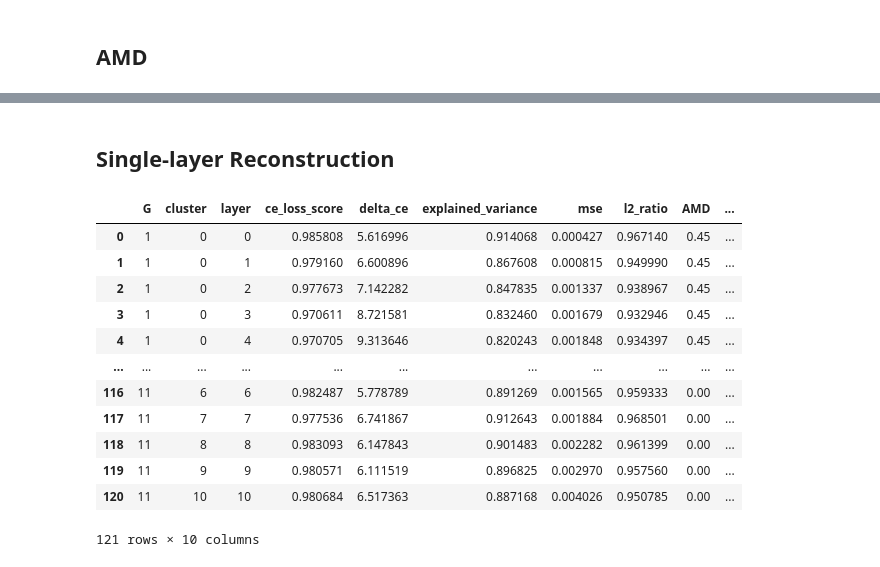
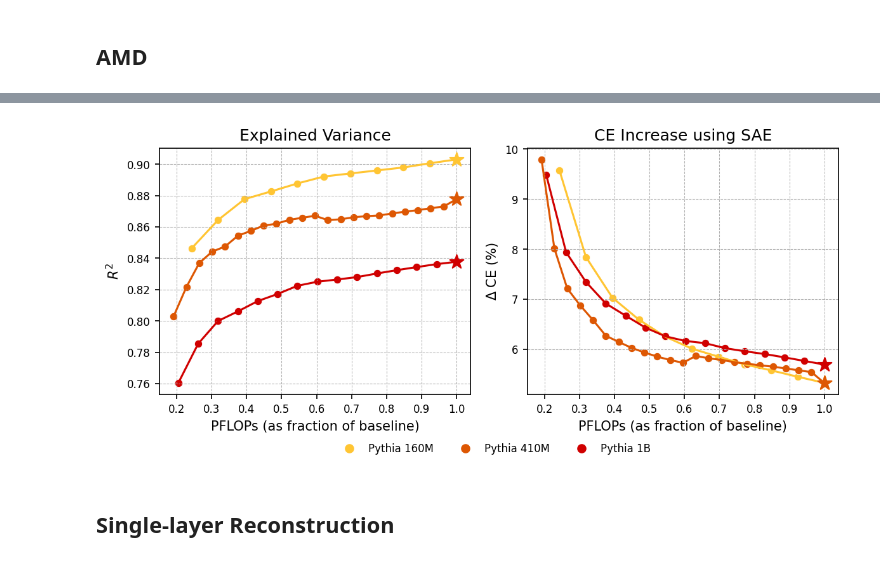
Before and after one commit to ghidav/group-sae, a Jupyter notebook: recon/analysis.ipynb, the cells around one changed output, grey strips where cells are left out. Saved outputs shown, nothing was run; the diff lists cells and outputs as text; code cells hidden in the pictures.

```diff
--- a/recon/analysis.ipynb
+++ b/recon/analysis.ipynb
@@ -273,3 +276,7 @@ p1 = load_cluster_eval("1b", include_baseline=True)
 p160_plot = p160.groupby("G").mean()
 p410_plot = p410.groupby("G").mean()
 p1_plot = p1.groupby("G").mean()
+
+p160_plot["C_relative"] = p160_plot["C"] / p160_plot["C"].max()
+p410_plot["C_relative"] = p410_plot["C"] / p410_plot["C"].max()
+p1_plot["C_relative"] = p1_plot["C"] / p1_plot["C"].max()
@@ -347,3 +340,38 @@ plt.show()
+# %%
+fig, ax = plt.subplots(1, 2, figsize=(8, 3.5), dpi=150, layout="tight")
+ax[0].grid(linestyle="--", linewidth=0.5)
+ax[1].grid(linestyle="--", linewidth=0.5)
+
+# Plot the two metrics
+plot_vs_flops("explained_variance", ax[0], relative=True)
+ax[0].set_ylabel(r"$R^2$")
+ax[0].set_title("Explained Variance")
+ax[0].set_xlabel("PFLOPs (as fraction of baseline)")
+
+plot_vs_flops("delta_ce", ax[1], relative=True)
+ax[1].set_ylabel(r"$\Delta$ CE (%)")
+ax[1].set_title("CE Increase using SAE")
+ax[1].set_xlabel("PFLOPs (as fraction of baseline)")
+
+
+#all_ = pd.concat([p160_plot, p410_plot, p1_plot])
+#max_ = all_["explained_variance"].max()
+#min_ = all_["explained_variance"].min()
+#delta = (max_ - min_) / 15
+#ax[0].vlines(0.45, max_+delta, min_-delta, colors="grey", linestyles="--", linewidth=0.8)
+#ax[0].axvspan(0.4, 0.5, color="lightgray", alpha=0.2)  # Light gray with transparency
+
+# Create a single unique legend without a frame
+handles = [
+    plt.Line2D([0], [0], marker='o', color=palette[0], linestyle='', label="Pythia 160M"),
+    plt.Line2D([0], [0], marker='o', color=palette[2], linestyle='', label="Pythia 410M"),
+    plt.Line2D([0], [0], marker='o', color=palette[3], linestyle='', label="Pythia 1B")
+]
+fig.legend(handles=handles, loc="lower center", ncol=3, fontsize=8, frameon=False, bbox_to_anchor=(0.53, -0.05))
+plt.savefig("imgs/relative_flops_vs_metrics.svg", bbox_inches="tight", dpi=300)
+plt.show()
+# %% [output]
+[figure, added]
 # %% [markdown]
 ## Single-layer Reconstruction
 # %%
@@ -356,18 +387,2 @@ nl_p1 = MODEL_MAP["pythia-1b"]["n_layers"]
-# %%
-p160
-# %% [output]
-|  | G | cluster | layer | ce_loss_score | delta_ce | explained_variance | mse | l2_ratio | AMD | ... |
-| 0 | 1 | 0 | 0 | 0.985808 | 5.616996 | 0.914068 | 0.000427 | 0.967140 | 0.45 | ... |
-| 1 | 1 | 0 | 1 | 0.979160 | 6.600896 | 0.867608 | 0.000815 | 0.949990 | 0.45 | ... |
-| 2 | 1 | 0 | 2 | 0.977673 | 7.142282 | 0.847835 | 0.001337 | 0.938967 | 0.45 | ... |
-| 3 | 1 | 0 | 3 | 0.970611 | 8.721581 | 0.832460 | 0.001679 | 0.932946 | 0.45 | ... |
-| 4 | 1 | 0 | 4 | 0.970705 | 9.313646 | 0.820243 | 0.001848 | 0.934397 | 0.45 | ... |
-| ... | ... | ... | ... | ... | ... | ... | ... | ... | ... | ... |
-| 116 | 11 | 6 | 6 | 0.982487 | 5.778789 | 0.891269 | 0.001565 | 0.959333 | 0.00 | ... |
-| 117 | 11 | 7 | 7 | 0.977536 | 6.741867 | 0.912643 | 0.001884 | 0.968501 | 0.00 | ... |
-| 118 | 11 | 8 | 8 | 0.983093 | 6.147843 | 0.901483 | 0.002282 | 0.961399 | 0.00 | ... |
-| 119 | 11 | 9 | 9 | 0.980571 | 6.111519 | 0.896825 | 0.002970 | 0.957560 | 0.00 | ... |
-| 120 | 11 | 10 | 10 | 0.980684 | 6.517363 | 0.887168 | 0.004026 | 0.950785 | 0.00 | ... |
-121 rows × 10 columns
 # %%
 ylabel_map = {
```
Also changed, not shown: parts of 15 cells of this notebook, 1 other file.
